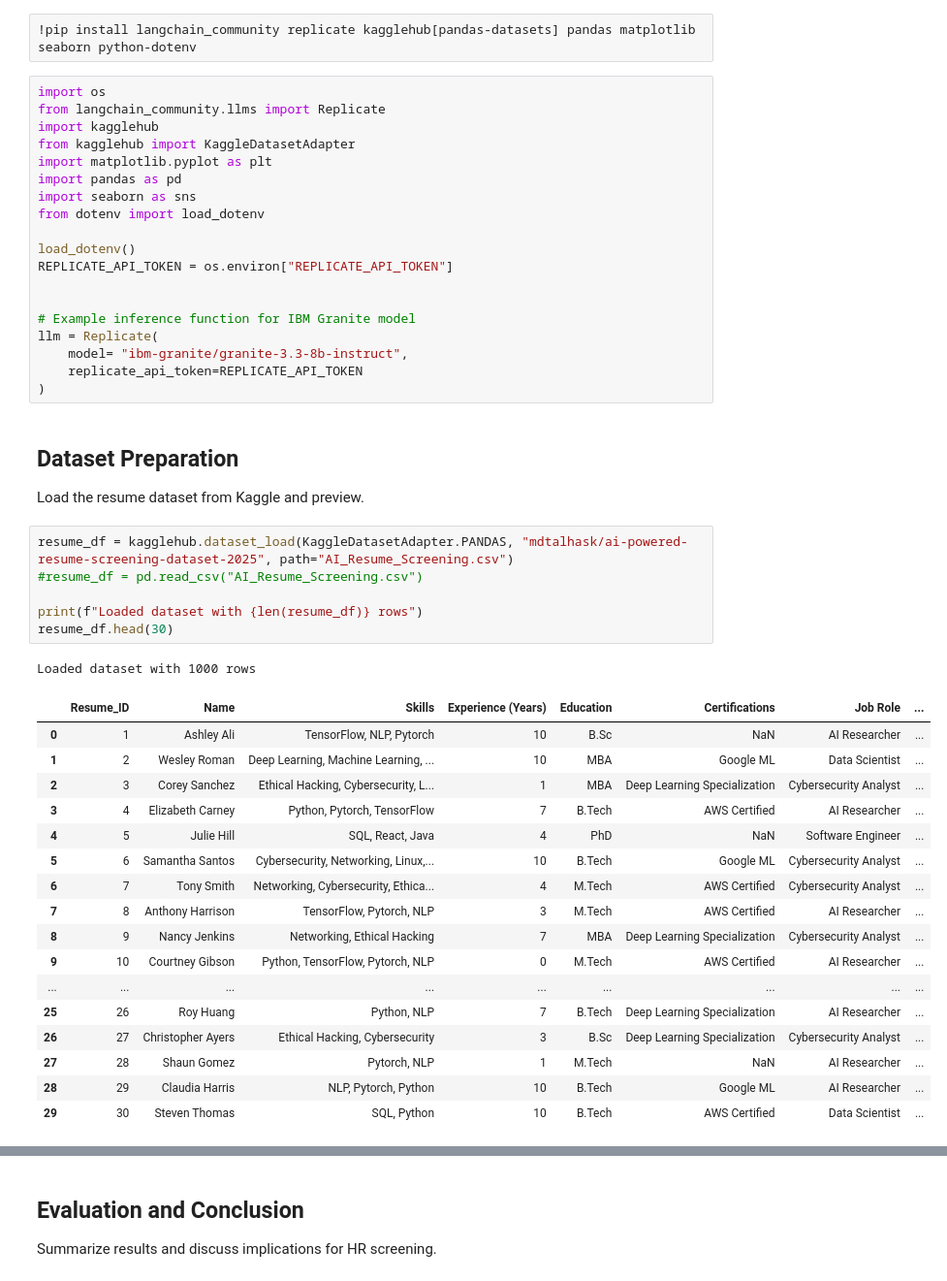
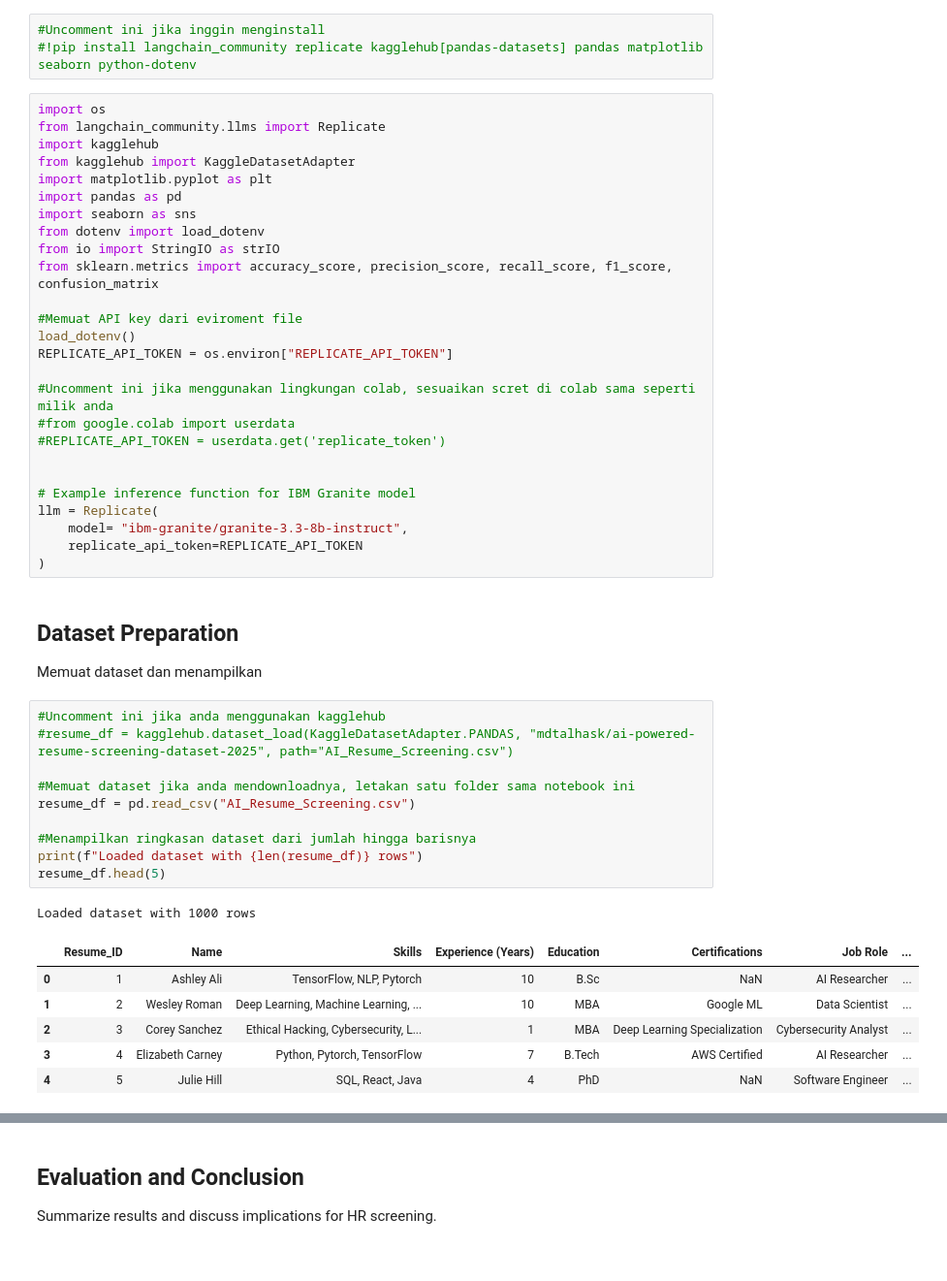
Before and after one commit to hanifnurfai/HireScope, a Jupyter notebook: HireScope_GranitePipeline.ipynb, the cells around one changed output, grey strips where cells are left out. Shown at 97% size. Saved outputs shown, nothing was run; the diff lists cells and outputs as text.

```diff
--- a/HireScope_GranitePipeline.ipynb
+++ b/HireScope_GranitePipeline.ipynb
@@ -18,5 +19,6 @@ Install required packages and set up environment. Packages include:
 # %%
-!pip install langchain_community replicate kagglehub[pandas-datasets] pandas matplotlib seaborn python-dotenv
+#Uncomment ini jika inggin menginstall
+#!pip install langchain_community replicate kagglehub[pandas-datasets] pandas matplotlib seaborn python-dotenv
 # %%
 import os
 from langchain_community.llms import Replicate
@@ -26,9 +28,16 @@ import matplotlib.pyplot as plt
 import pandas as pd
 import seaborn as sns
 from dotenv import load_dotenv
+from io import StringIO as strIO
+from sklearn.metrics import accuracy_score, precision_score, recall_score, f1_score, confusion_matrix
 
+#Memuat API key dari eviroment file
 load_dotenv()
 REPLICATE_API_TOKEN = os.environ["REPLICATE_API_TOKEN"]
+
+#Uncomment ini jika menggunakan lingkungan colab, sesuaikan scret di colab sama seperti milik anda
+#from google.colab import userdata
+#REPLICATE_API_TOKEN = userdata.get('replicate_token')
 
 
 # Example inference function for IBM Granite model
@@ -36,32 +45,25 @@ llm = Replicate(
     model= "ibm-granite/granite-3.3-8b-instruct",
     replicate_api_token=REPLICATE_API_TOKEN
 )
-# %% [markdown]
-## Dataset Preparation
-
-Load the resume dataset from Kaggle and preview.
+# %% [markdown]
+## Dataset Preparation
+
+Memuat dataset dan menampilkan
 # %%
-resume_df = kagglehub.dataset_load(KaggleDatasetAdapter.PANDAS, "mdtalhask/ai-powered-resume-screening-dataset-2025", path="AI_Resume_Screening.csv")
-#resume_df = pd.read_csv("AI_Resume_Screening.csv")
+#Uncomment ini jika anda menggunakan kagglehub
+#resume_df = kagglehub.dataset_load(KaggleDatasetAdapter.PANDAS, "mdtalhask/ai-powered-resume-screening-dataset-2025", path="AI_Resume_Screening.csv")
 
+#Memuat dataset jika anda mendownloadnya, letakan satu folder sama notebook ini
+resume_df = pd.read_csv("AI_Resume_Screening.csv")
+
+#Menampilkan ringkasan dataset dari jumlah hingga barisnya
 print(f"Loaded dataset with {len(resume_df)} rows")
-resume_df.head(30)
+resume_df.head(5)
 # %% [output]
 Loaded dataset with 1000 rows
 |  | Resume_ID | Name | Skills | Experience (Years) | Education | Certifications | Job Role | ... |
 | 0 | 1 | Ashley Ali | TensorFlow, NLP, Pytorch | 10 | B.Sc | NaN | AI Researcher | ... |
 | 1 | 2 | Wesley Roman | Deep Learning, Machine Learning, ... | 10 | MBA | Google ML | Data Scientist | ... |
 | 2 | 3 | Corey Sanchez | Ethical Hacking, Cybersecurity, L... | 1 | MBA | Deep Learning Specialization | Cybersecurity Analyst | ... |
 | 3 | 4 | Elizabeth Carney | Python, Pytorch, TensorFlow | 7 | B.Tech | AWS Certified | AI Researcher | ... |
 | 4 | 5 | Julie Hill | SQL, React, Java | 4 | PhD | NaN | Software Engineer | ... |
-| 5 | 6 | Samantha Santos | Cybersecurity, Networking, Linux,... | 10 | B.Tech | Google ML | Cybersecurity Analyst | ... |
-| 6 | 7 | Tony Smith | Networking, Cybersecurity, Ethica... | 4 | M.Tech | AWS Certified | Cybersecurity Analyst | ... |
-| 7 | 8 | Anthony Harrison | TensorFlow, Pytorch, NLP | 3 | M.Tech | AWS Certified | AI Researcher | ... |
-| 8 | 9 | Nancy Jenkins | Networking, Ethical Hacking | 7 | MBA | Deep Learning Specialization | Cybersecurity Analyst | ... |
-| 9 | 10 | Courtney Gibson | Python, TensorFlow, Pytorch, NLP | 0 | M.Tech | AWS Certified | AI Researcher | ... |
-| ... | ... | ... | ... | ... | ... | ... | ... | ... |
-| 25 | 26 | Roy Huang | Python, NLP | 7 | B.Tech | Deep Learning Specialization | AI Researcher | ... |
-| 26 | 27 | Christopher Ayers | Ethical Hacking, Cybersecurity | 3 | B.Sc | Deep Learning Specialization | Cybersecurity Analyst | ... |
-| 27 | 28 | Shaun Gomez | Pytorch, NLP | 1 | M.Tech | NaN | AI Researcher | ... |
-| 28 | 29 | Claudia Harris | NLP, Pytorch, Python | 10 | B.Tech | Google ML | AI Researcher | ... |
-| 29 | 30 | Steven Thomas | SQL, Python | 10 | B.Tech | AWS Certified | Data Scientist | ... |
```
Also changed, not shown: parts of 16 cells of this notebook.
